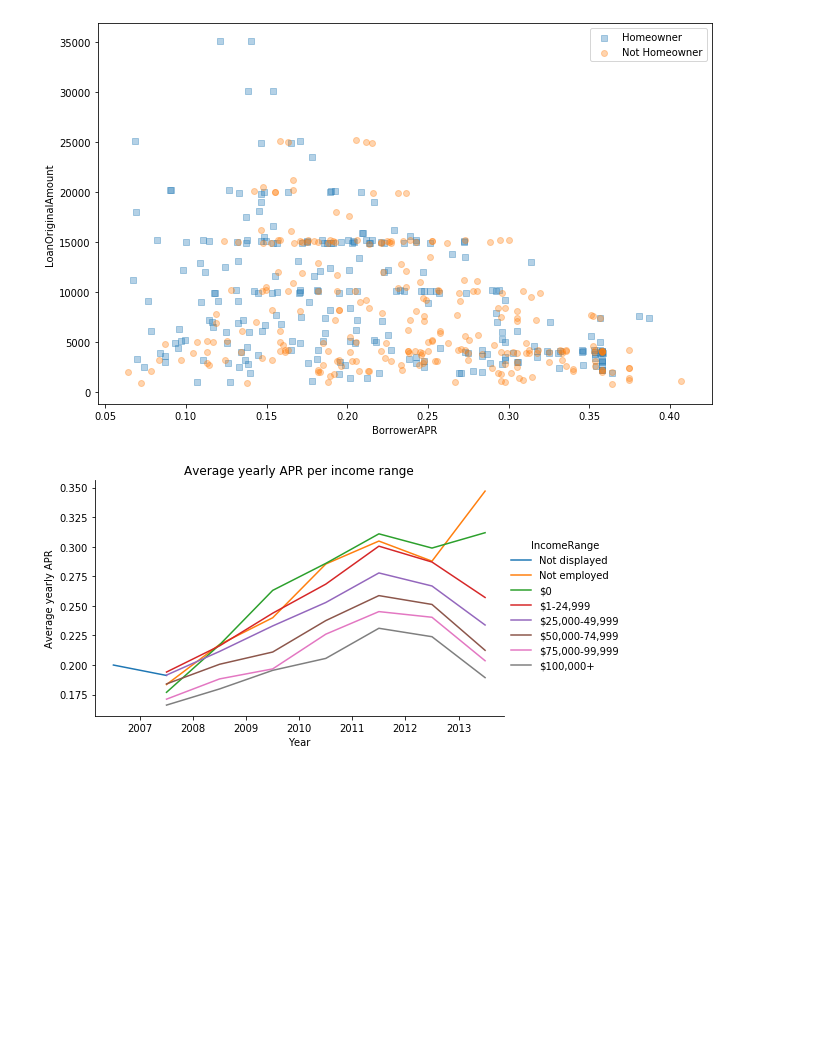
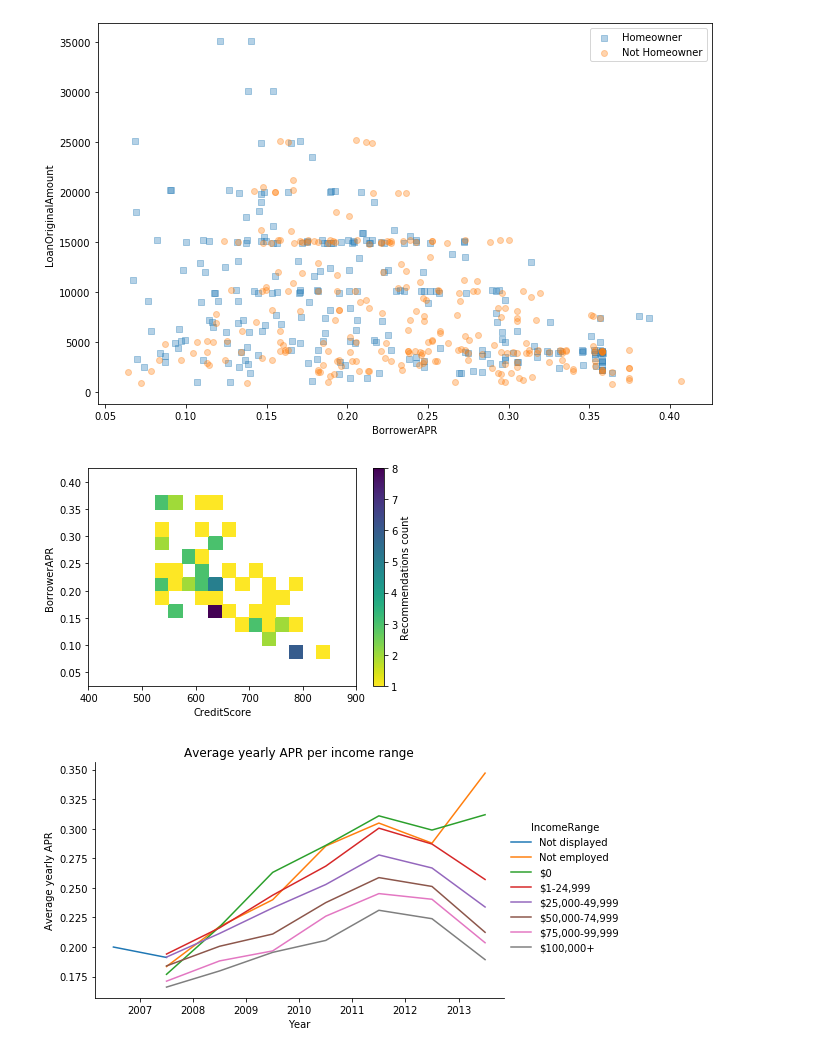
Before and after one commit to trulsmoller/communicate_data_findings, a Jupyter notebook: Exploration-of_Prosper-loan-data.ipynb, the cells around one changed output. Cells and saved outputs as stored; diff of their text form; code cells hidden in the pictures; blank space fills up the shorter version.

```diff
--- a/Exploration-of_Prosper-loan-data.ipynb
+++ b/Exploration-of_Prosper-loan-data.ipynb
@@ -1151,6 +1162,26 @@ for cat, marker in cat_markers:
 plt.legend(['Homeowner','Not Homeowner']);
 # %% [output]
 [figure]
+# %%
+df_sample = df.sample(2000)
+
+xbin_edges = np.arange(400, df_sample['CreditScore'].max()+25, 25)
+ybin_edges = np.arange(0.025, df_sample['BorrowerAPR'].max()+0.025, 0.025)
+
+
+
+
+
+z_wts = df_sample['Recommendations']
+
+# plot the data using the calculated weights
+plt.hist2d(data = df_sample, x = 'CreditScore', y = 'BorrowerAPR', weights = z_wts,
+           bins = [xbin_edges, ybin_edges], cmap = 'viridis_r', cmin = 0.5);
+plt.xlabel('CreditScore')
+plt.ylabel('BorrowerAPR');
+plt.colorbar(label = 'Recommendations count');
+# %% [output]
+[figure, added]
 # %%
 def mean_poly(x, y, bins = 10, **kwargs):
     """ Custom adapted line plot code. """
```
Also changed, not shown: parts of 4 cells of this notebook.
